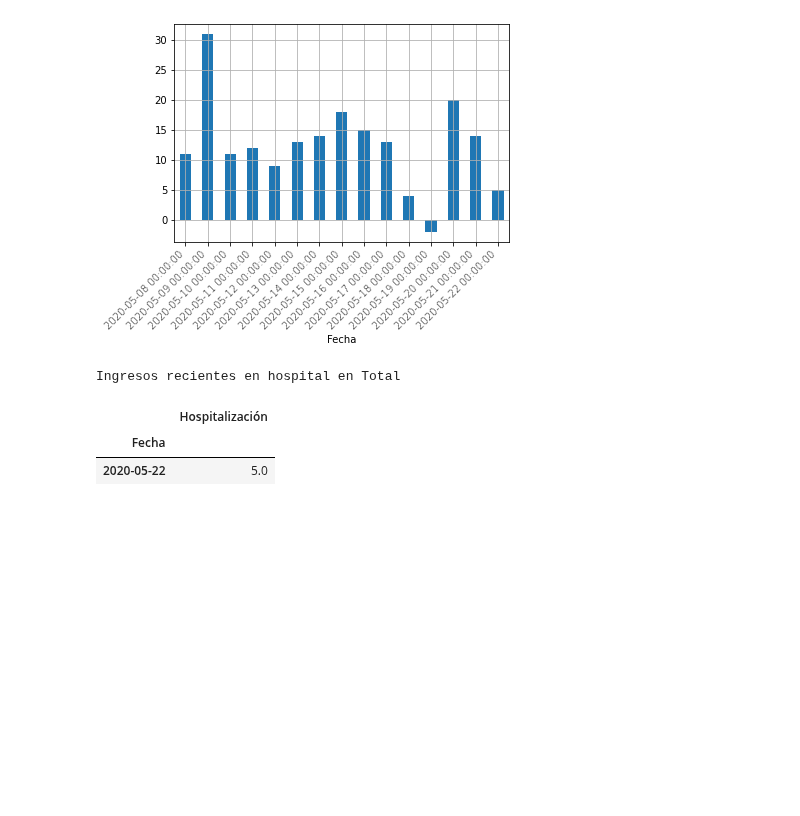
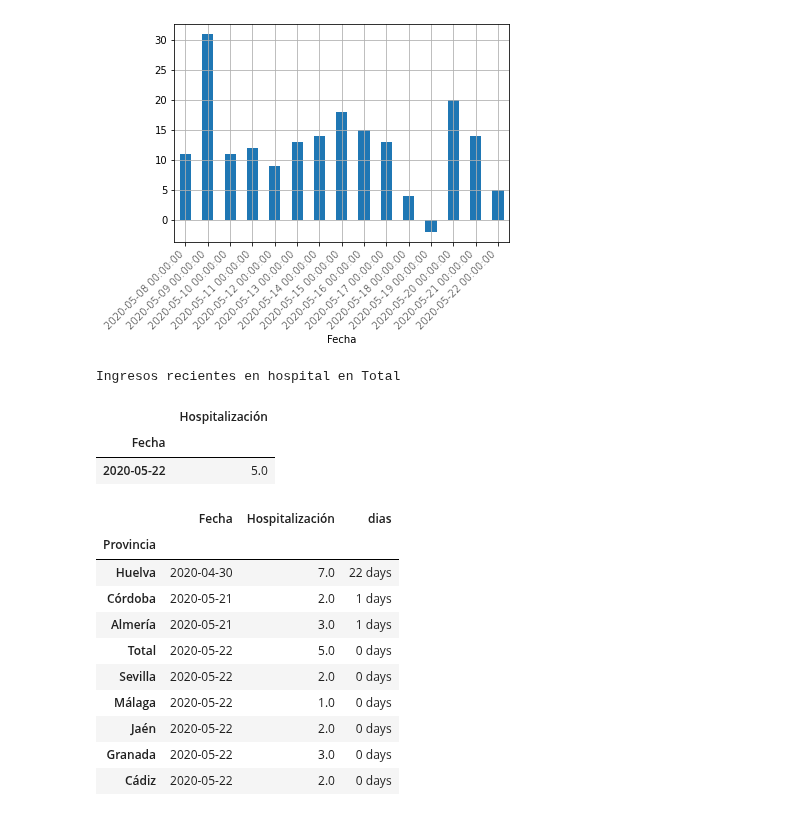
Before and after one commit to kfern/jupyter, a Jupyter notebook: covid19-es-and/day2csv.ipynb, the cells around one changed output. Cells and saved outputs as stored; diff of their text form; code cells hidden in the pictures; blank space fills up the shorter version.

Commit message:
Añadir fecha de último ingreso hospitalario por provincia

```diff
--- a/covid19-es-and/day2csv.ipynb
+++ b/covid19-es-and/day2csv.ipynb
@@ -138,3 +138,23 @@ Ingresos recientes en hospital en Total
 |  | Hospitalización |
 | Fecha |  |
 | 2020-05-22 | 5.0 |
+# %%
+# Fecha de último ingreso en hospital
+data = df[['Hospitalización']].diff()
+data = data[data['Hospitalización'] > 0].sort_index(ascending=False).groupby('Provincia').head(1).copy()
+data.reset_index(inplace=True)
+data['dias'] = pd.to_datetime(fecha) - data['Fecha']
+data.set_index('Provincia', inplace=True)
+data.sort_values('dias', ascending=False)
+# %% [output]
+|  | Fecha | Hospitalización | dias |
+| Provincia |  |  |  |
+| Huelva | 2020-04-30 | 7.0 | 22 days |
+| Córdoba | 2020-05-21 | 2.0 | 1 days |
+| Almería | 2020-05-21 | 3.0 | 1 days |
+| Total | 2020-05-22 | 5.0 | 0 days |
+| Sevilla | 2020-05-22 | 2.0 | 0 days |
+| Málaga | 2020-05-22 | 1.0 | 0 days |
+| Jaén | 2020-05-22 | 2.0 | 0 days |
+| Granada | 2020-05-22 | 3.0 | 0 days |
+| Cádiz | 2020-05-22 | 2.0 | 0 days |
```
